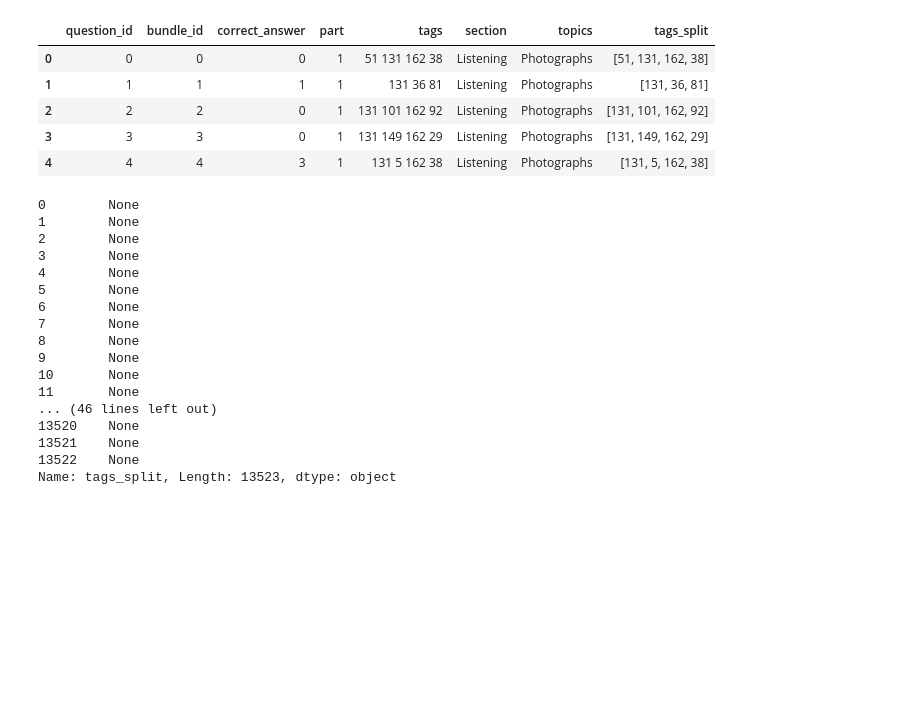
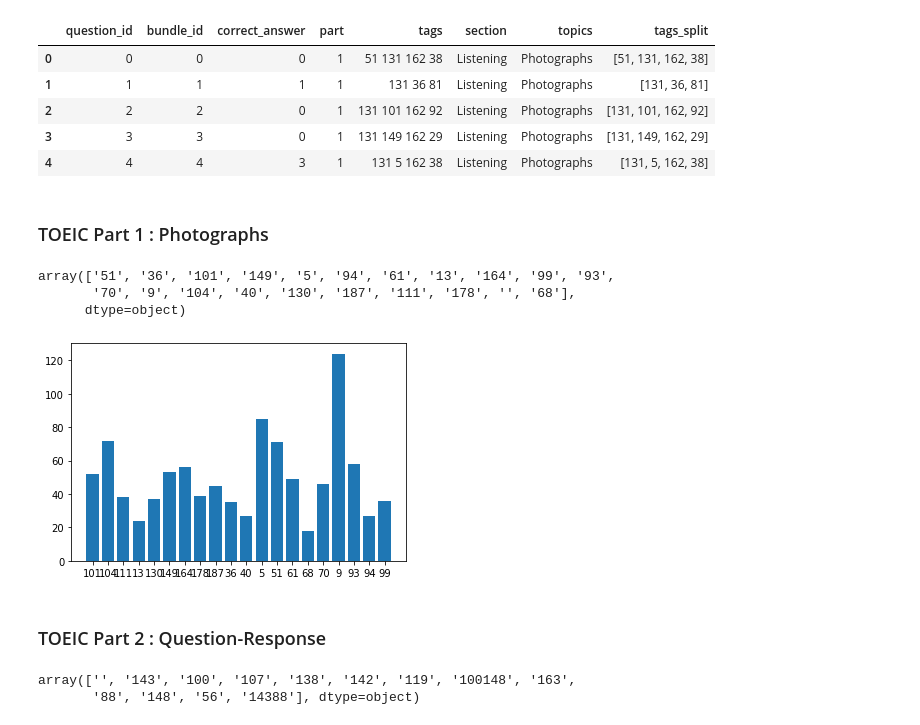
Before and after one commit to YohannD/riiid_final_project, a Jupyter notebook: notebooks/tags-exploration.ipynb, the cells around one changed output. Saved outputs shown, nothing was run; the diff lists cells and outputs as text; code cells hidden in the pictures; blank space fills up the shorter version.

```diff
--- a/notebooks/tags-exploration.ipynb
+++ b/notebooks/tags-exploration.ipynb
@@ -57,26 +54,28 @@ talks = [3, 12, 59, 67, 83, 103, 120, 126, 144, 150, 158, 169, 171, 183]
+# %% [markdown]
+### TOEIC Part 1 : Photographs
 # %%
 def tag_photographs(tags):
-    photographs = [9, 70, 94, 110, 111, 131, 164, 178]
-    for element in tags:
-        if element in photographs:
-            return element
+    photographs = ['5','9','13','36','40','51','61','68','70','93','94','99','101','104','111','130','149','164','178','187']
+    return ''.join([tag for tag in tags if tag in photographs])
 # %%
-df['df_questions['tags_split'].apply(tag_photographs)
+df_questions['tags_photographs'] = df_questions.loc[(df_questions.topics=='Photographs')]['tags_split'].apply(tag_photographs)
-# %% [output]
-0        None
-1        None
-2        None
-3        None
-4        None
-5        None
-6        None
-7        None
-8        None
-9        None
-10       None
-11       None
-... (46 lines left out)
-13520    None
-13521    None
-13522    None
-Name: tags_split, Length: 13523, dtype: object
+# %%
+df_questions['tags_photographs'] = df_questions['tags_photographs'].fillna('')
+# %%
+df_questions['tags_photographs'].unique()
+# %% [output]
+array(['51', '36', '101', '149', '5', '94', '61', '13', '164', '99', '93',
+       '70', '9', '104', '40', '130', '187', '111', '178', '', '68'],
+      dtype=object)
+# %%
+tags_photographs_unique, tags_photographs_counts = np.unique(df_questions[df_questions.topics=='Photographs']['tags_photographs'], return_counts=True)
+
+dict_1 = dict(zip(tags_photographs_unique, tags_photographs_counts))
+
+plt.bar(range(len(dict_1)), list(dict_1.values()), align='center')
+plt.xticks(range(len(dict_1)), list(dict_1.keys()))
+plt.show()
+# %% [output]
+[figure, added]
+# %% [markdown]
+### TOEIC Part 2 : Question-Response
@@ -82,0 +90,5 @@ Name: tags_split, Length: 13523, dtype: object
+# %%
+df_questions['tags_question_response'].unique()
+# %% [output]
+array(['', '143', '100', '107', '138', '142', '119', '100148', '163',
+       '88', '148', '56', '14388'], dtype=object)
```
Also changed, not shown: parts of 67 cells of this notebook.
